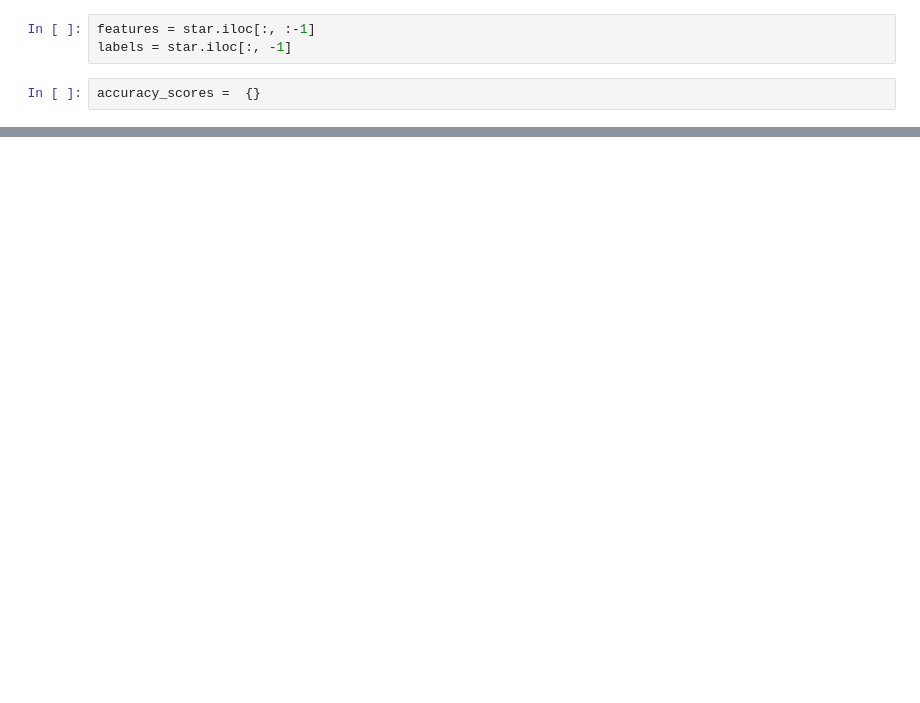
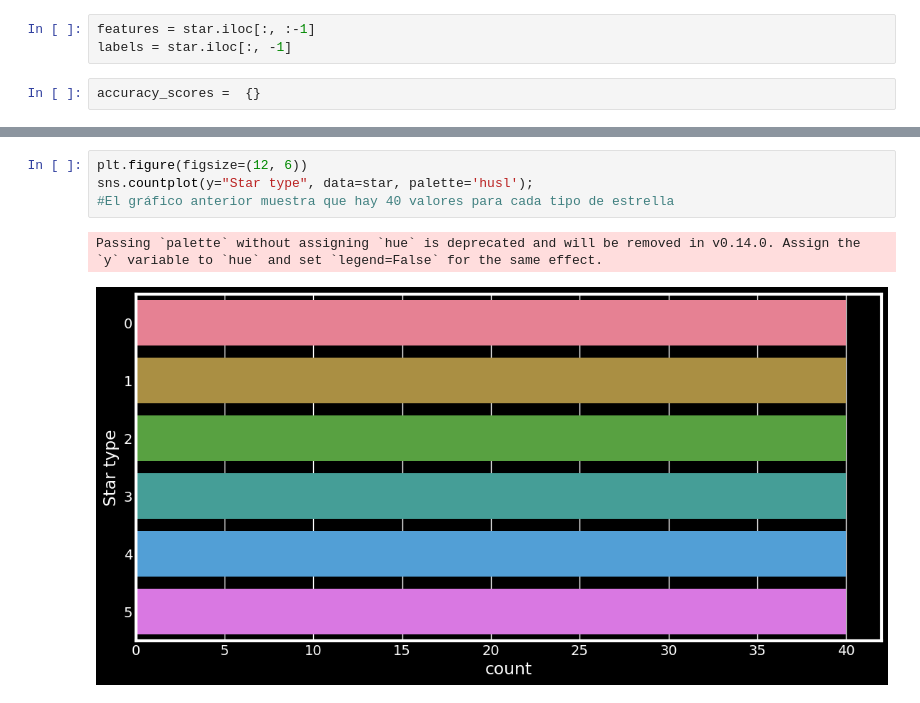
Before and after one commit to El-paolo/Prinicipal-Sequence-ML-Models, a Jupyter notebook: Modelos_de_comparación_mineria.ipynb, the cells around one changed output, grey strips where cells are left out. Cells and saved outputs as stored; diff of their text form; blank space fills up the shorter version.

```diff
--- a/Modelos_de_comparación_mineria.ipynb
+++ b/Modelos_de_comparación_mineria.ipynb
@@ -169,0 +208,7 @@ Time Elapsed :  0.41 seconds
+# %%
+plt.figure(figsize=(12, 6))
+sns.countplot(y="Star type", data=star, palette='husl');
+#El gráfico anterior muestra que hay 40 valores para cada tipo de estrella
+# %% [output]
+Passing `palette` without assigning `hue` is deprecated and will be removed in v0.14.0. Assign the `y` variable to `hue` and set `legend=False` for the same effect.
+[figure, added]
```
Also changed, not shown: parts of 16 cells of this notebook.
